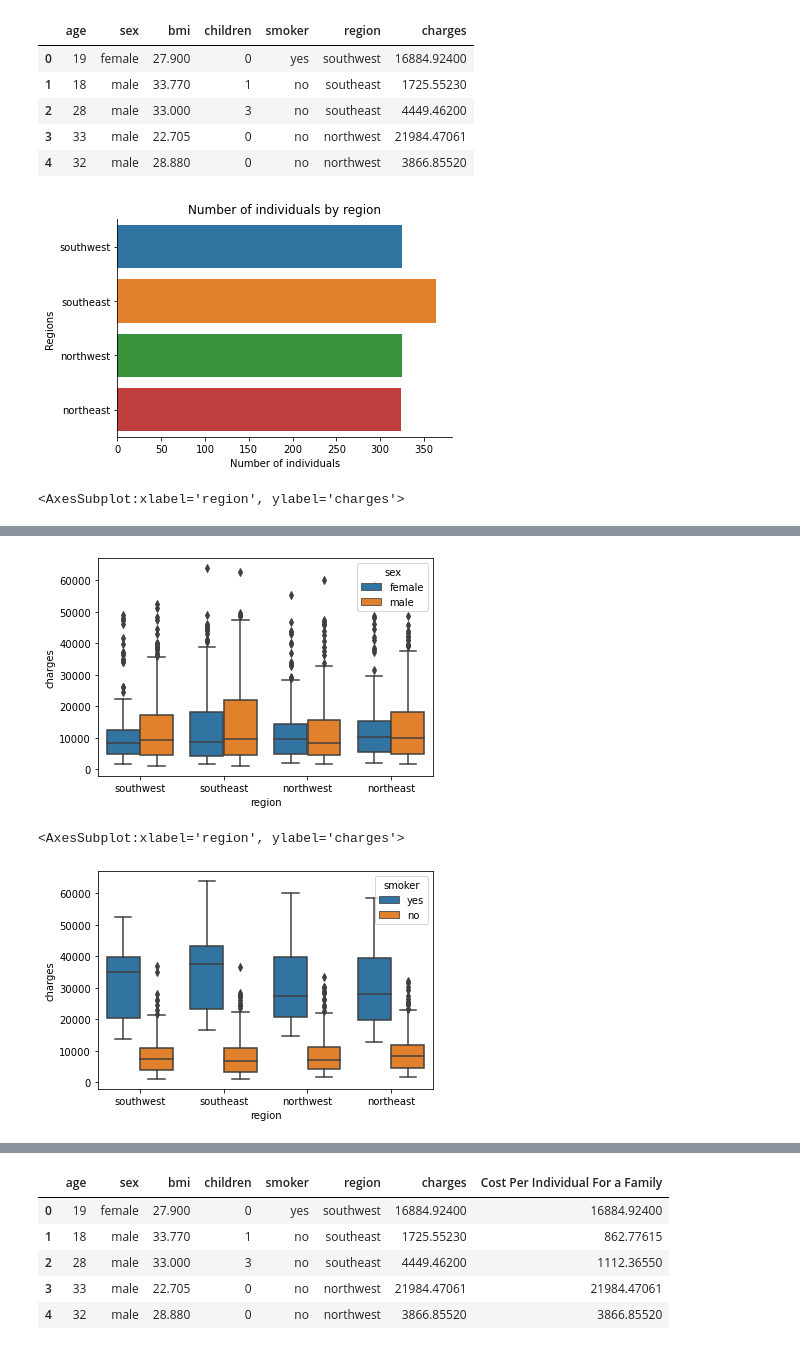
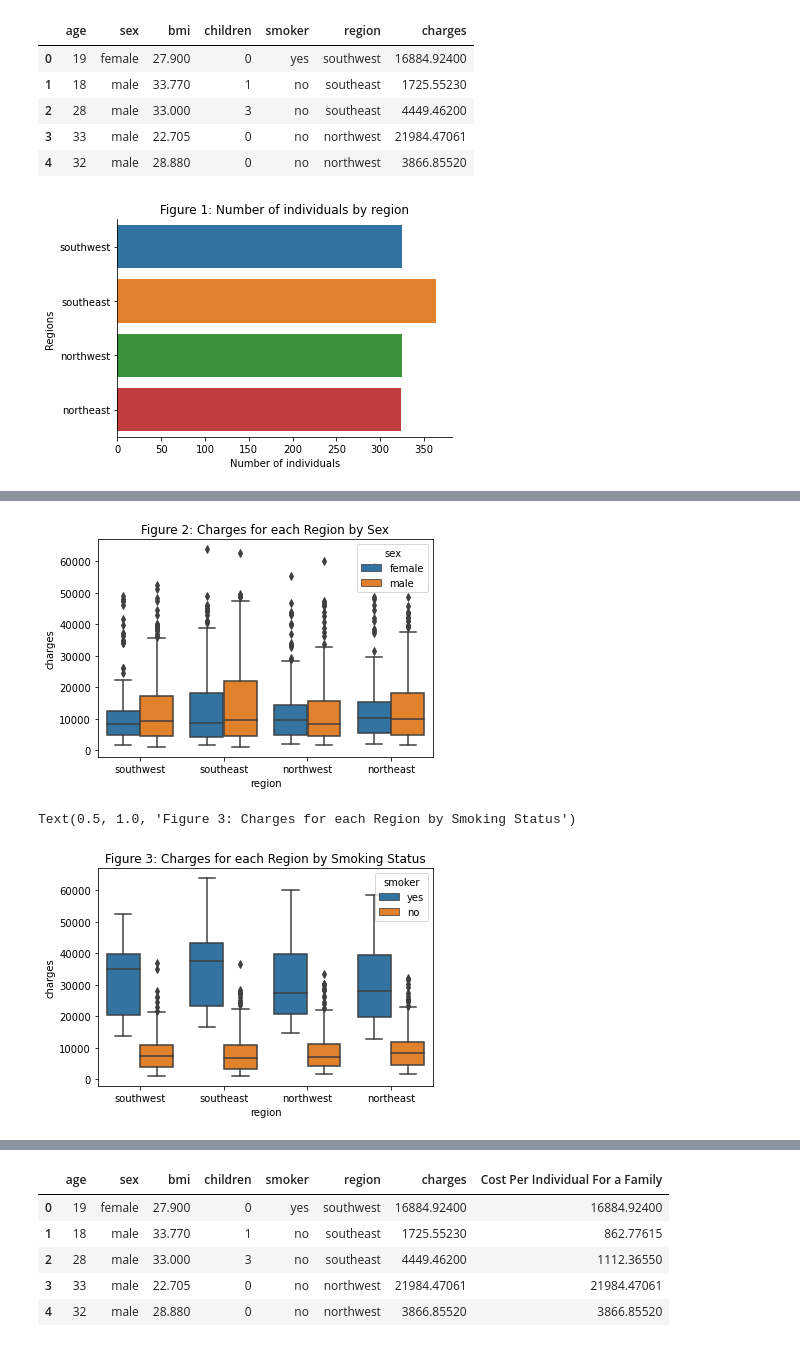
Before and after one commit to data301-2021-summer2/project-group26-project, a Jupyter notebook: analysis/Bilel/milestone2.ipynb, the cells around one changed output, grey strips where cells are left out. Cells and saved outputs as stored; diff of their text form; code cells hidden in the pictures.

```diff
--- a/analysis/Bilel/milestone2.ipynb
+++ b/analysis/Bilel/milestone2.ipynb
@@ -23,9 +23,9 @@ dataMD.head()
 | 4 | 32 | male | 28.880 | 0 | no | northwest | 3866.85520 |
 # %%
 # Your Solution here
-#Here I am showing the count of individuals shown in in each region in this data set.
+#Here is the sample distribution by region. The sample size is 1338 and it is split almost even between regions.
 ax = plt.axes()
-g = sns.countplot(y='region',data=dataMD).set_title("Number of individuals by region")
+g = sns.countplot(y='region',data=dataMD).set_title("Figure 1: Number of individuals by region")
 plt.xlabel("Number of individuals")
 plt.ylabel("Regions")
 right_side = ax.spines["right"]
@@ -33,9 +33,9 @@ right_side.set_visible(False)
 top_side = ax.spines["top"]
 top_side.set_visible(False)
 # %% [output]
-[figure, old version]
+[figure, new version]
 # %%
 #Here I am showing the charges vs region by gender. I am using a boxplot to clearly visualize the outliers, the median, and the quartiles between males and females
-sns.boxplot(x='region',y='charges',data=dataMD,hue='sex')
+sns.boxplot(x='region',y='charges',data=dataMD,hue='sex').set_title("Figure 2: Charges for each Region by Sex")
+dataMD.describe()
 # %% [output]
-<AxesSubplot:xlabel='region', ylabel='charges'>
@@ -42,10 +51,10 @@ sns.boxplot(x='region',y='charges',data=dataMD,hue='sex')
-[figure, old version]
+[figure, new version]
 # %%
 #Here I am showing the charges vs region by smoking status. I am using a boxplot to clearly visualize the outliers, the median, and the quartiles between smokers and non-smokers.
-sns.boxplot(x='region',y='charges',data=dataMD,hue='smoker')
+sns.boxplot(x='region',y='charges',data=dataMD,hue='smoker').set_title("Figure 3: Charges for each Region by Smoking Status")
 # %% [output]
-<AxesSubplot:xlabel='region', ylabel='charges'>
+Text(0.5, 1.0, 'Figure 3: Charges for each Region by Smoking Status')
-[figure, old version]
+[figure, new version]
 # %%
 #Here I am showing the charges vs age across all regions. I am using a barplot to clearly show the charges being increased the older you get.
 ax = plt.axes()
```
Also changed, not shown: parts of 3 cells of this notebook, 6 other files.
